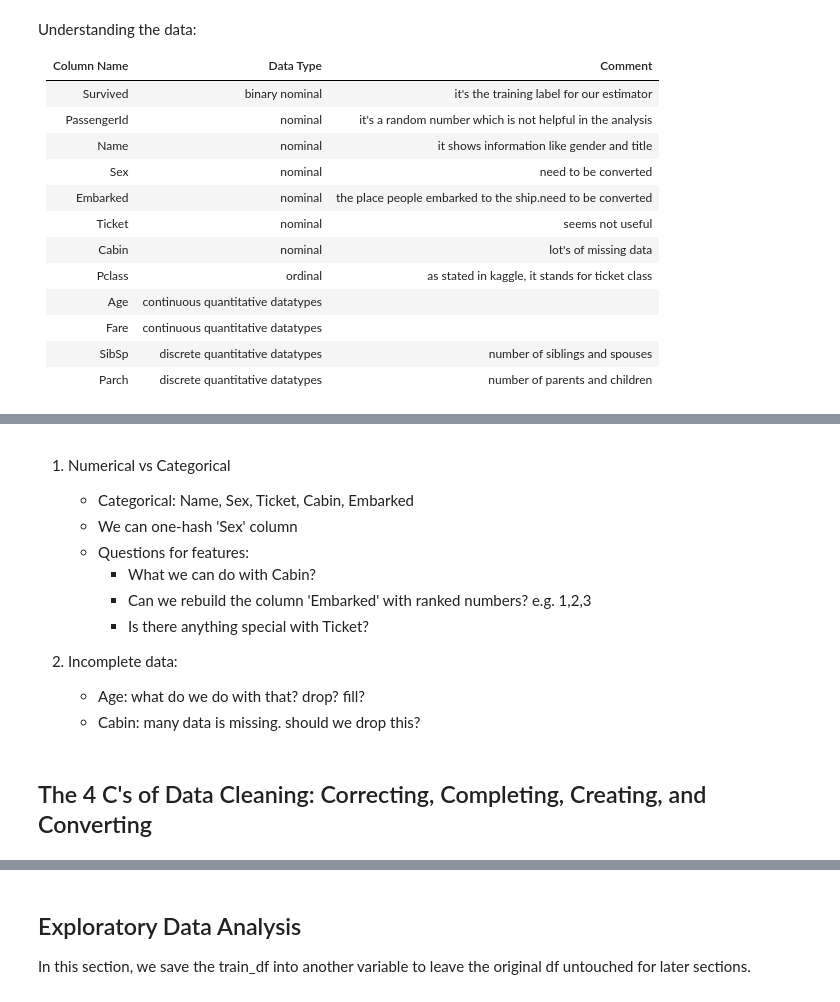
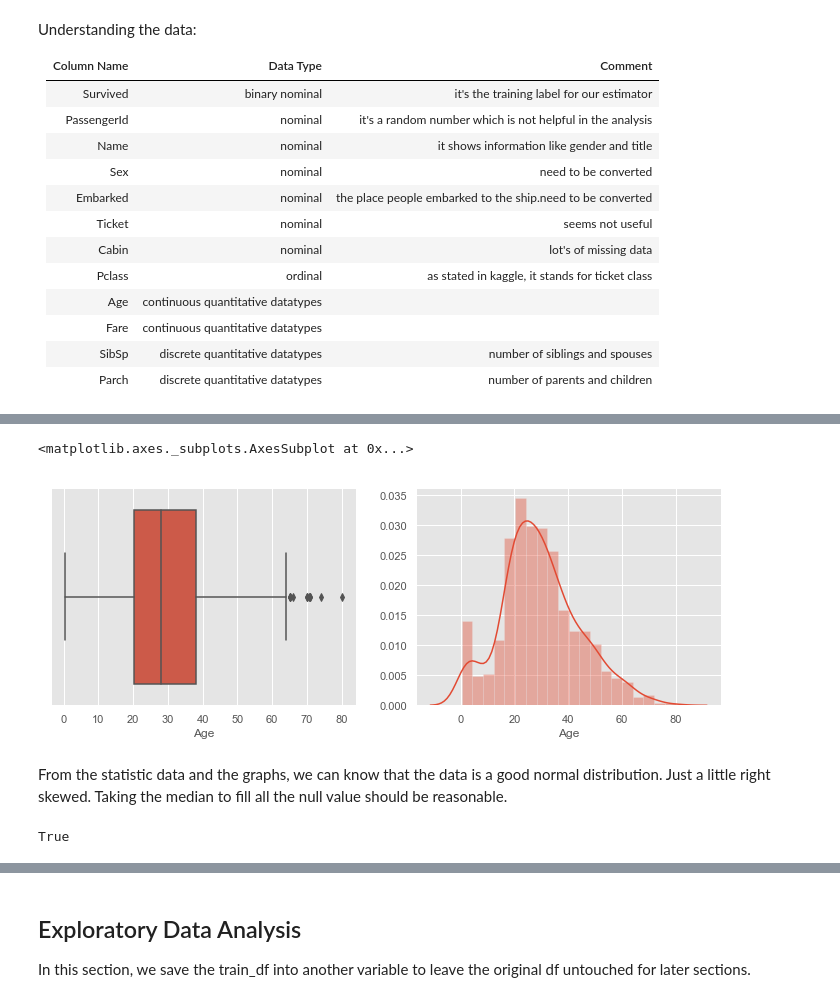
Before and after one commit to air-yan/kaggle_analysis, a Jupyter notebook: EDA on Titanic.ipynb, the cells around one changed output, grey strips where cells are left out. Cells and saved outputs as stored; diff of their text form; code cells hidden in the pictures.

```diff
--- a/EDA on Titanic.ipynb
+++ b/EDA on Titanic.ipynb
@@ -112,14 +139,12 @@ train_df.describe(include='all')
-# %% [markdown]
-1. Numerical vs Categorical
-    - Categorical: Name, Sex, Ticket, Cabin, Embarked
-    - We can one-hash 'Sex' column
-    - Questions for features:
-        - What we can do with Cabin?
-        - Can we rebuild the column 'Embarked' with ranked numbers? e.g. 1,2,3
-        - Is there anything special with Ticket?
-
-2. Incomplete data:
-    - Age: what do we do with that? drop? fill?
-    - Cabin: many data is missing. should we drop this?
-# %% [markdown]
-## The 4 C's of Data Cleaning: Correcting, Completing, Creating, and Converting
+# %%
+plt.style.use('ggplot')
+
+f, axes = plt.subplots(1,2,figsize=(12,4))
+
+sns.boxplot(train_df.Age.dropna(),ax=axes[0])
+sns.distplot(train_df.Age.dropna(),ax=axes[1])
+# %% [output]
+<matplotlib.axes._subplots.AxesSubplot at 0x...>
+[figure, added]
+# %% [markdown]
+From the statistic data and the graphs, we can know that the data is a good normal distribution. Just a little right skewed. Taking the median to fill all the null value should be reasonable.
@@ -125,0 +159,5 @@ train_df.describe(include='all')
+# %%
+# Check if all NA has been filled
+df_EDA.Age.notnull().all()
+# %% [output]
+True
```
Also changed, not shown: parts of 32 cells of this notebook.
